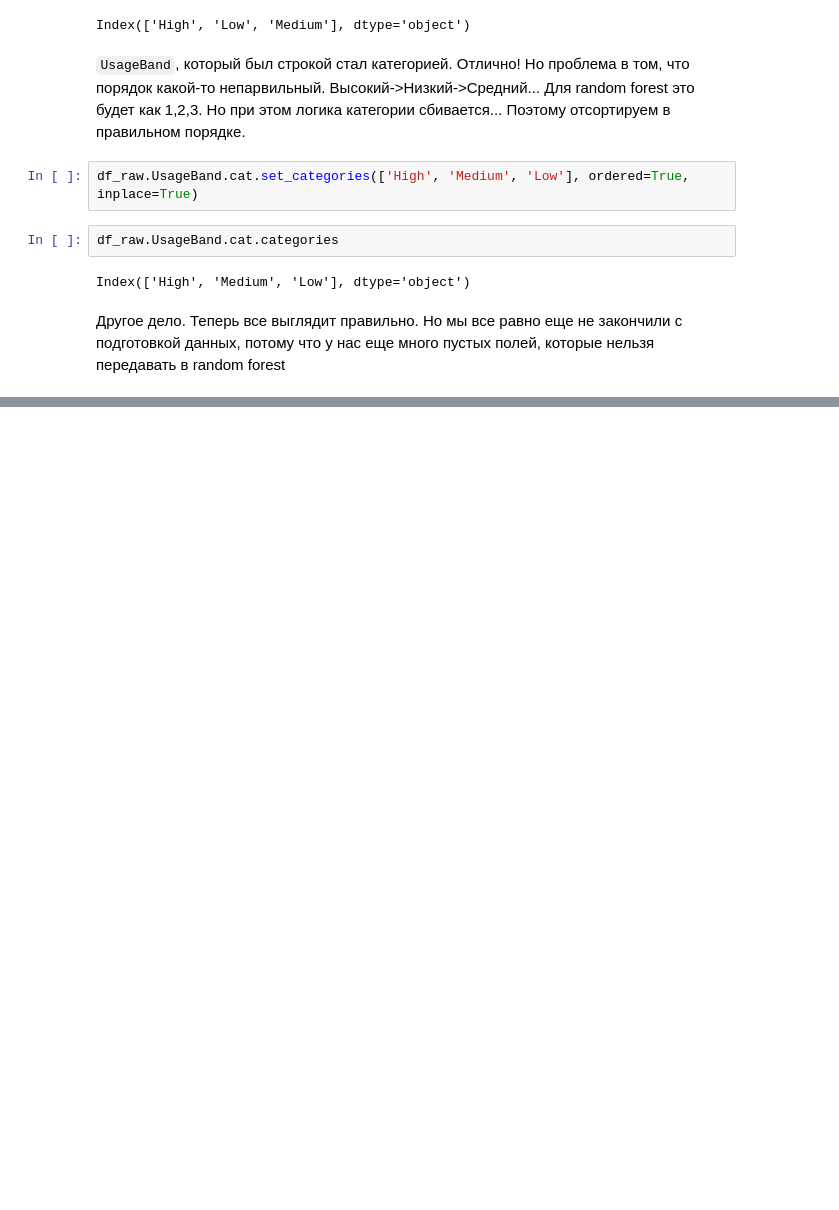
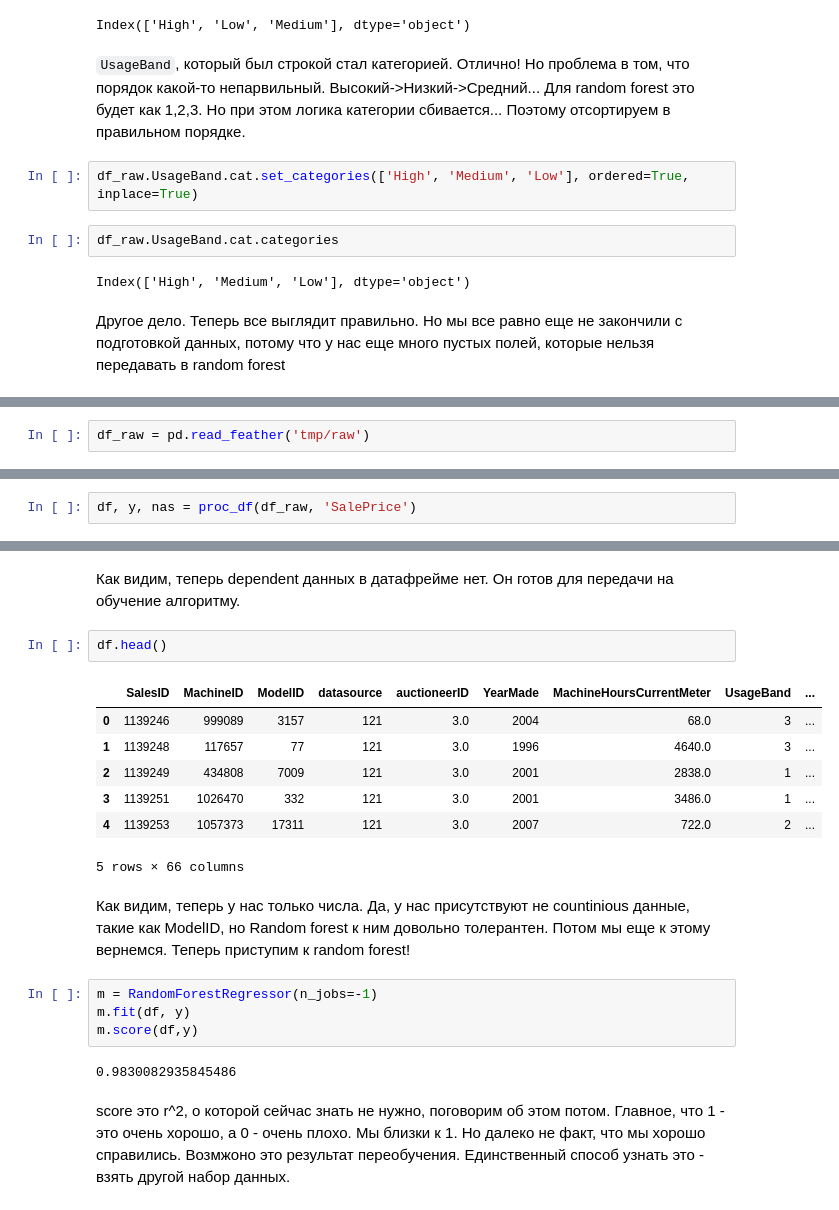
Before and after one commit to Le0nX/Machine-Learning-Home, a Jupyter notebook: First_lecture.ipynb, the cells around one changed output, grey strips where cells are left out. Cells and saved outputs as stored; diff of their text form; blank space fills up the shorter version.

```diff
--- a/First_lecture.ipynb
+++ b/First_lecture.ipynb
@@ -252,0 +261,2 @@ Index(['High', 'Medium', 'Low'], dtype='object')
+# %%
+df_raw = pd.read_feather('tmp/raw')
@@ -252,0 +269,2 @@ Index(['High', 'Medium', 'Low'], dtype='object')
+# %%
+df, y, nas = proc_df(df_raw, 'SalePrice')
@@ -252,0 +292,22 @@ Index(['High', 'Medium', 'Low'], dtype='object')
+# %% [markdown]
+Как видим, теперь dependent данных в датафрейме нет. Он готов для передачи на обучение алгоритму.
+# %%
+df.head()
+# %% [output]
+|  | SalesID | MachineID | ModelID | datasource | auctioneerID | YearMade | MachineHoursCurrentMeter | UsageBand | ... |
+| 0 | 1139246 | 999089 | 3157 | 121 | 3.0 | 2004 | 68.0 | 3 | ... |
+| 1 | 1139248 | 117657 | 77 | 121 | 3.0 | 1996 | 4640.0 | 3 | ... |
+| 2 | 1139249 | 434808 | 7009 | 121 | 3.0 | 2001 | 2838.0 | 1 | ... |
+| 3 | 1139251 | 1026470 | 332 | 121 | 3.0 | 2001 | 3486.0 | 1 | ... |
+| 4 | 1139253 | 1057373 | 17311 | 121 | 3.0 | 2007 | 722.0 | 2 | ... |
+5 rows × 66 columns
+# %% [markdown]
+Как видим, теперь у нас только числа. Да, у нас присутствуют не countinious данные, такие как ModelID, но Random forest к ним довольно толерантен. Потом мы еще к этому вернемся. Теперь приступим к random forest!
+# %%
+m = RandomForestRegressor(n_jobs=-1)
+m.fit(df, y)
+m.score(df,y)
+# %% [output]
+0.9830082935845486
+# %% [markdown]
+score это r^2, о которой сейчас знать не нужно, поговорим об этом потом. Главное, что 1 - это очень хорошо, а 0 - очень плохо. Мы близки к 1. Но далеко не факт, что мы хорошо справились. Возмжоно это результат переобучения. Единственный способ узнать это - взять другой набор данных.
```
Also changed, not shown: parts of 7 cells of this notebook.
